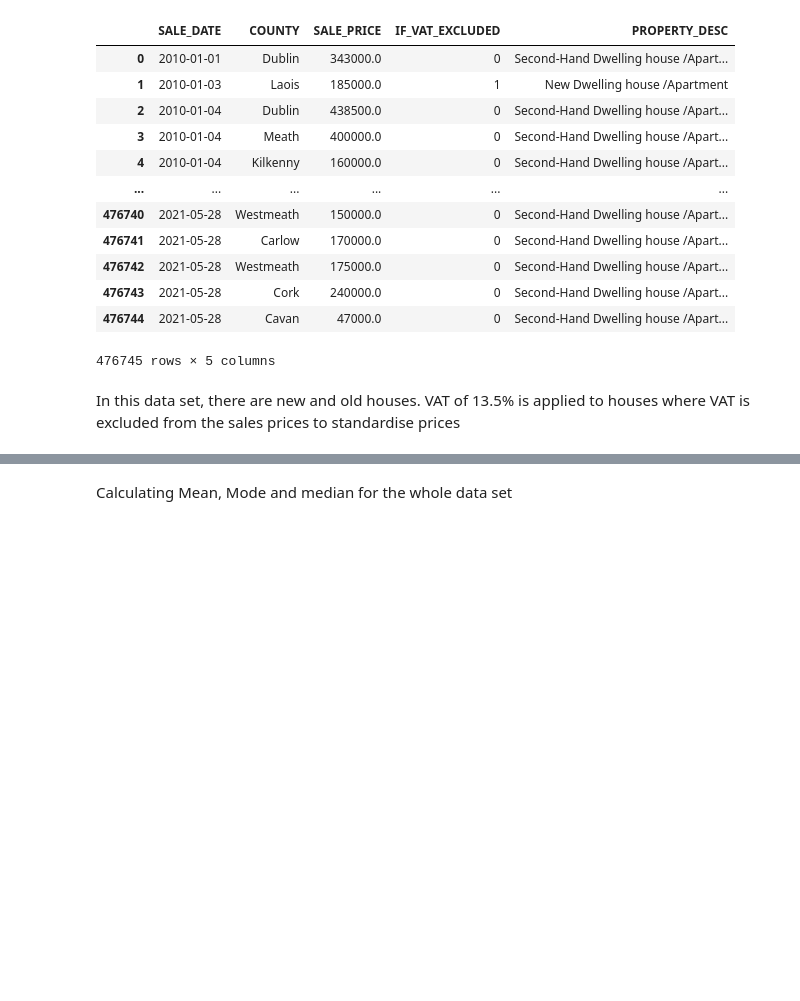
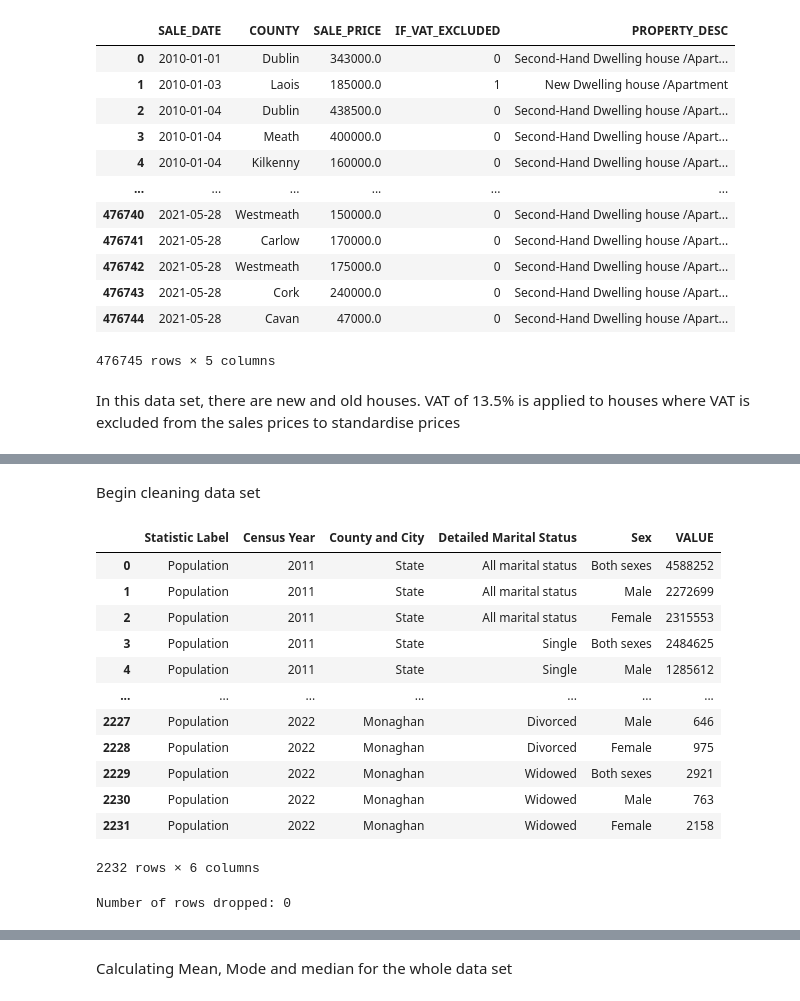
Before and after one commit to liamdkn/DataScience, a Jupyter notebook: RTB Ireland Rent Analysis/rent-analysis.ipynb, the cells around one changed output, grey strips where cells are left out. Cells and saved outputs as stored; diff of their text form; code cells hidden in the pictures; blank space fills up the shorter version.

```diff
--- a/RTB Ireland Rent Analysis/rent-analysis.ipynb
+++ b/RTB Ireland Rent Analysis/rent-analysis.ipynb
@@ -112,0 +128,25 @@ df
+# %% [markdown]
+Begin cleaning data set
+# %%
+population_df.drop(columns=['UNIT'], inplace=True) #drop columns and store in current data frame
+population_df #display data frame with removed columns
+# %% [output]
+|  | Statistic Label | Census Year | County and City | Detailed Marital Status | Sex | VALUE |
+| 0 | Population | 2011 | State | All marital status | Both sexes | 4588252 |
+| 1 | Population | 2011 | State | All marital status | Male | 2272699 |
+| 2 | Population | 2011 | State | All marital status | Female | 2315553 |
+| 3 | Population | 2011 | State | Single | Both sexes | 2484625 |
+| 4 | Population | 2011 | State | Single | Male | 1285612 |
+| ... | ... | ... | ... | ... | ... | ... |
+| 2227 | Population | 2022 | Monaghan | Divorced | Male | 646 |
+| 2228 | Population | 2022 | Monaghan | Divorced | Female | 975 |
+| 2229 | Population | 2022 | Monaghan | Widowed | Both sexes | 2921 |
+| 2230 | Population | 2022 | Monaghan | Widowed | Male | 763 |
+| 2231 | Population | 2022 | Monaghan | Widowed | Female | 2158 |
+2232 rows × 6 columns
+# %%
+population_df = population_df.dropna() #drop any rows that contain null values
+rows_dropped = len(population_df) - len(population_df.dropna())
+print(f"Number of rows dropped: {rows_dropped}")
+# %% [output]
+Number of rows dropped: 0
```
Also changed, not shown: parts of 26 cells of this notebook.
